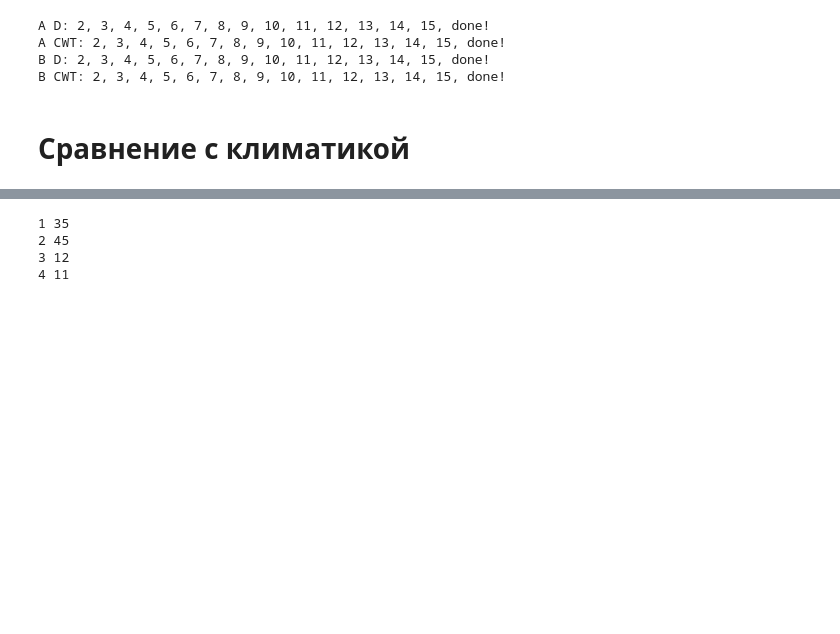
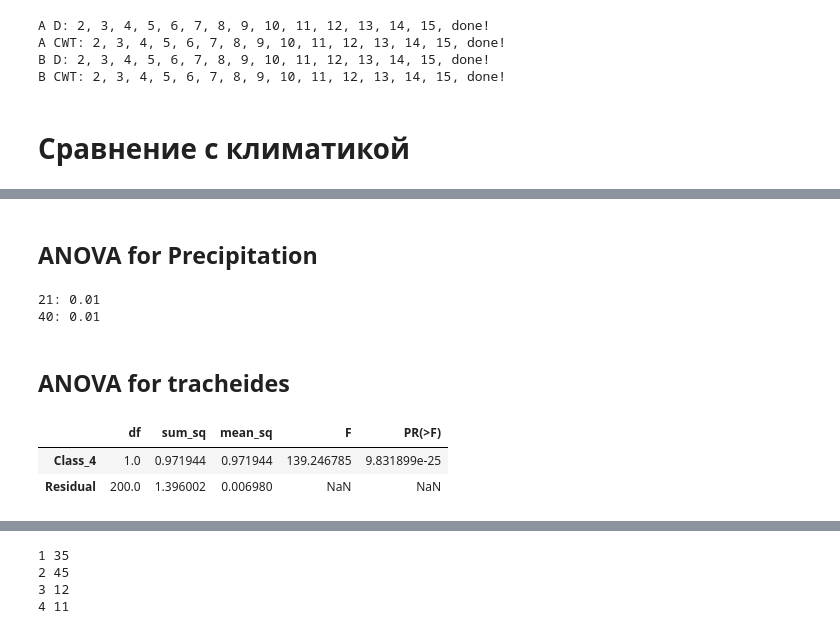
Before and after one commit to mikewellmeansme/TracheidClustering, a Jupyter notebook: playground.ipynb, the cells around one changed output, grey strips where cells are left out. Drawn from its saved outputs; the diff is of its cells as text; code cells hidden in the pictures; blank space fills up the shorter version.

```diff
--- a/playground.ipynb
+++ b/playground.ipynb
@@ -525,0 +609,6 @@ b_classified = pd.read_excel('input/quotient_deviation_df_B_CLASSIFIED.xlsx')
+# %%
+for j in range(12,46):
+    lm = ols(f'Q({7*j}) ~ Class',data=temp_to_anova).fit()
+    _p = sm.stats.anova_lm(lm)['PR(>F)']['Class']
+    if _p <0.05:
+        print(f"{j}: {_p:.2f}")
@@ -525,0 +626,2 @@ b_classified = pd.read_excel('input/quotient_deviation_df_B_CLASSIFIED.xlsx')
+# %% [markdown]
+## ANOVA for Precipitation
@@ -525,0 +636,17 @@ b_classified = pd.read_excel('input/quotient_deviation_df_B_CLASSIFIED.xlsx')
+# %%
+for j in range(12,46):
+    lm = ols(f'Q({7*j}) ~ Class',data=prec_to_anova).fit()
+    _p = sm.stats.anova_lm(lm)['PR(>F)']['Class']
+    if _p <0.05:
+        print(f"{j}: {_p:.2f}")
+# %% [output]
+21: 0.01
+40: 0.01
+# %% [markdown]
+## ANOVA for tracheides
+# %%
+sm.stats.anova_lm(lm)
+# %% [output]
+|  | df | sum_sq | mean_sq | F | PR(>F) |
+| Class_4 | 1.0 | 0.971944 | 0.971944 | 139.246785 | 9.831899e-25 |
+| Residual | 200.0 | 1.396002 | 0.006980 | NaN | NaN |
```
Also changed, not shown: parts of 24 cells of this notebook.
